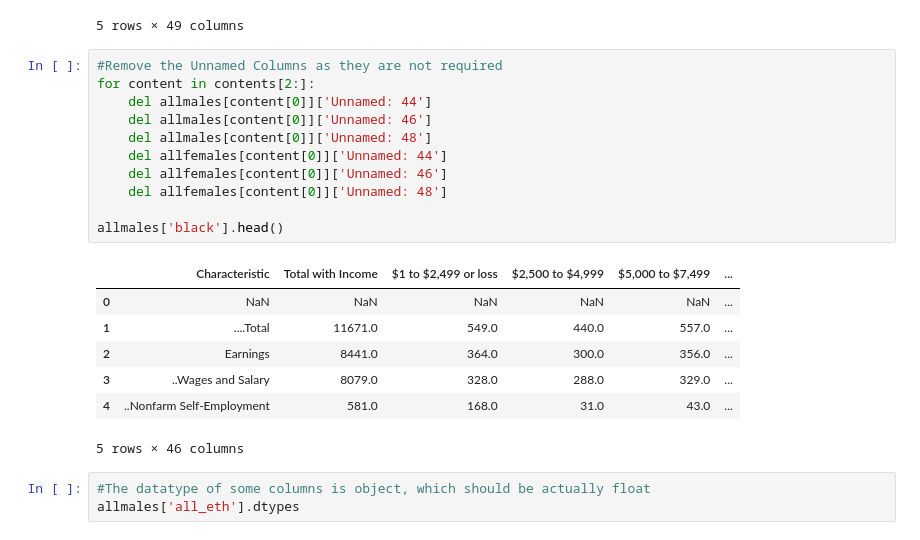
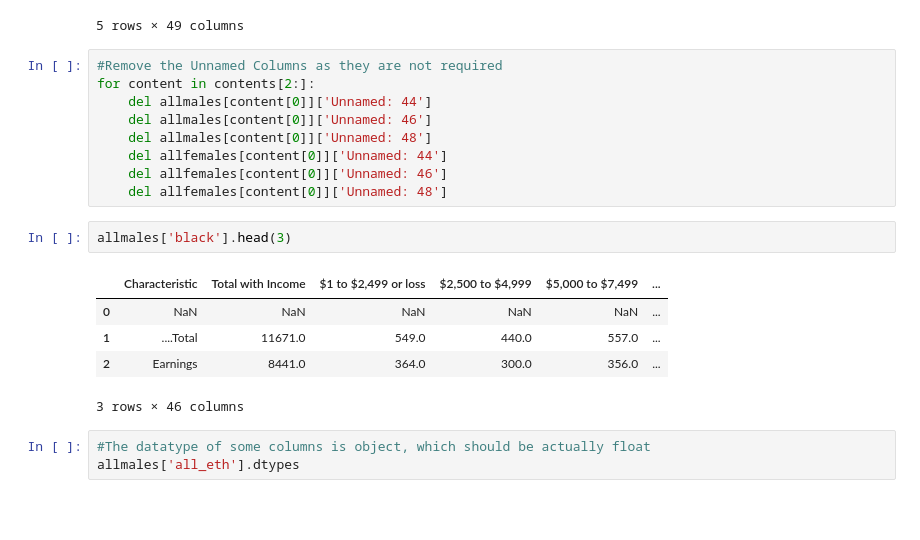
Before and after one commit to ace-gabriel/PUI2016_vys217, a Jupyter notebook: HW5_vys217/HW5_2_vys217.ipynb, the cells around one changed output. Cells and saved outputs as stored; diff of their text form; blank space fills up the shorter version.

```diff
--- a/HW5_vys217/HW5_2_vys217.ipynb
+++ b/HW5_vys217/HW5_2_vys217.ipynb
@@ -56,16 +56,14 @@ for content in contents[2:]:
     del allfemales[content[0]]['Unnamed: 44']
     del allfemales[content[0]]['Unnamed: 46']
     del allfemales[content[0]]['Unnamed: 48']
-
-allmales['black'].head()
-# %% [output]
-|  | Characteristic | Total with Income | $1 to $2,499 or loss | $2,500 to $4,999 | $5,000 to $7,499 | ... |
-| 0 | NaN | NaN | NaN | NaN | NaN | ... |
-| 1 | ....Total | 11671.0 | 549.0 | 440.0 | 557.0 | ... |
-| 2 | Earnings | 8441.0 | 364.0 | 300.0 | 356.0 | ... |
-| 3 | ..Wages and Salary | 8079.0 | 328.0 | 288.0 | 329.0 | ... |
-| 4 | ..Nonfarm Self-Employment | 581.0 | 168.0 | 31.0 | 43.0 | ... |
-5 rows × 46 columns
+# %%
+allmales['black'].head(3)
+# %% [output]
+|  | Characteristic | Total with Income | $1 to $2,499 or loss | $2,500 to $4,999 | $5,000 to $7,499 | ... |
+| 0 | NaN | NaN | NaN | NaN | NaN | ... |
+| 1 | ....Total | 11671.0 | 549.0 | 440.0 | 557.0 | ... |
+| 2 | Earnings | 8441.0 | 364.0 | 300.0 | 356.0 | ... |
+3 rows × 46 columns
 # %%
 #The datatype of some columns is object, which should be actually float
 allmales['all_eth'].dtypes
```
Also changed, not shown: parts of 8 cells of this notebook.
